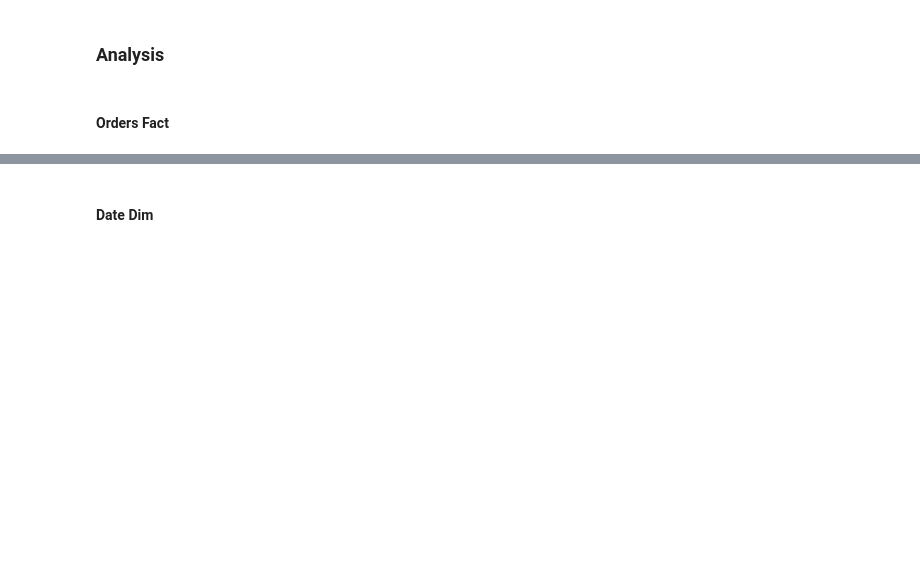
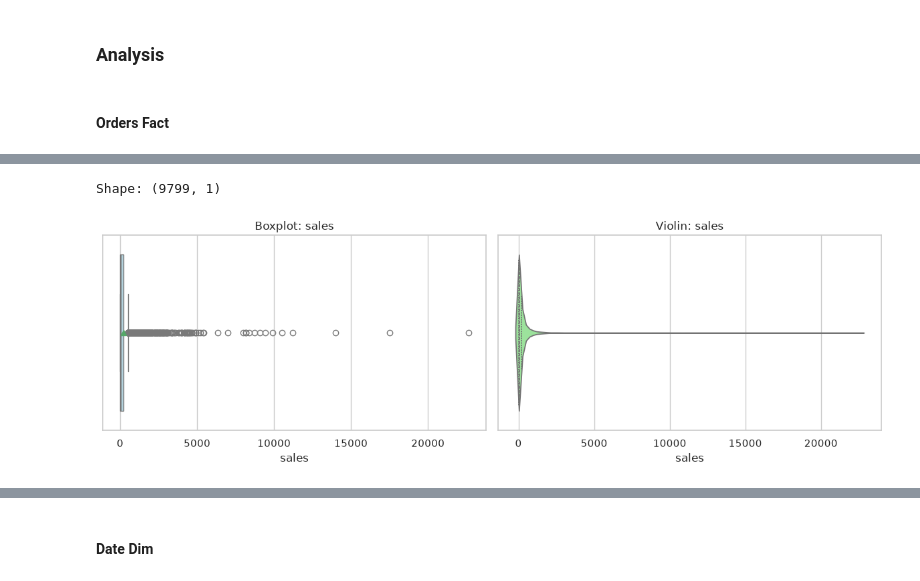
Before and after one commit to Nishant5304/US-Superstore-Sales, a Jupyter notebook: notebooks/eeda.ipynb, the cells around one changed output, grey strips where cells are left out. Drawn from its saved outputs; the diff is of its cells as text; code cells hidden in the pictures; blank space fills up the shorter version.

```diff
--- a/notebooks/eeda.ipynb
+++ b/notebooks/eeda.ipynb
@@ -70,0 +86,5 @@ Shape after filtering: (9799, 10)
+# %%
+hp.uni_box_violin_c(orders_fact, col='sales')
+# %% [output]
+Shape: (9799, 1)
+[figure, added]
```
Also changed, not shown: parts of 11 cells of this notebook, 3 other files.
